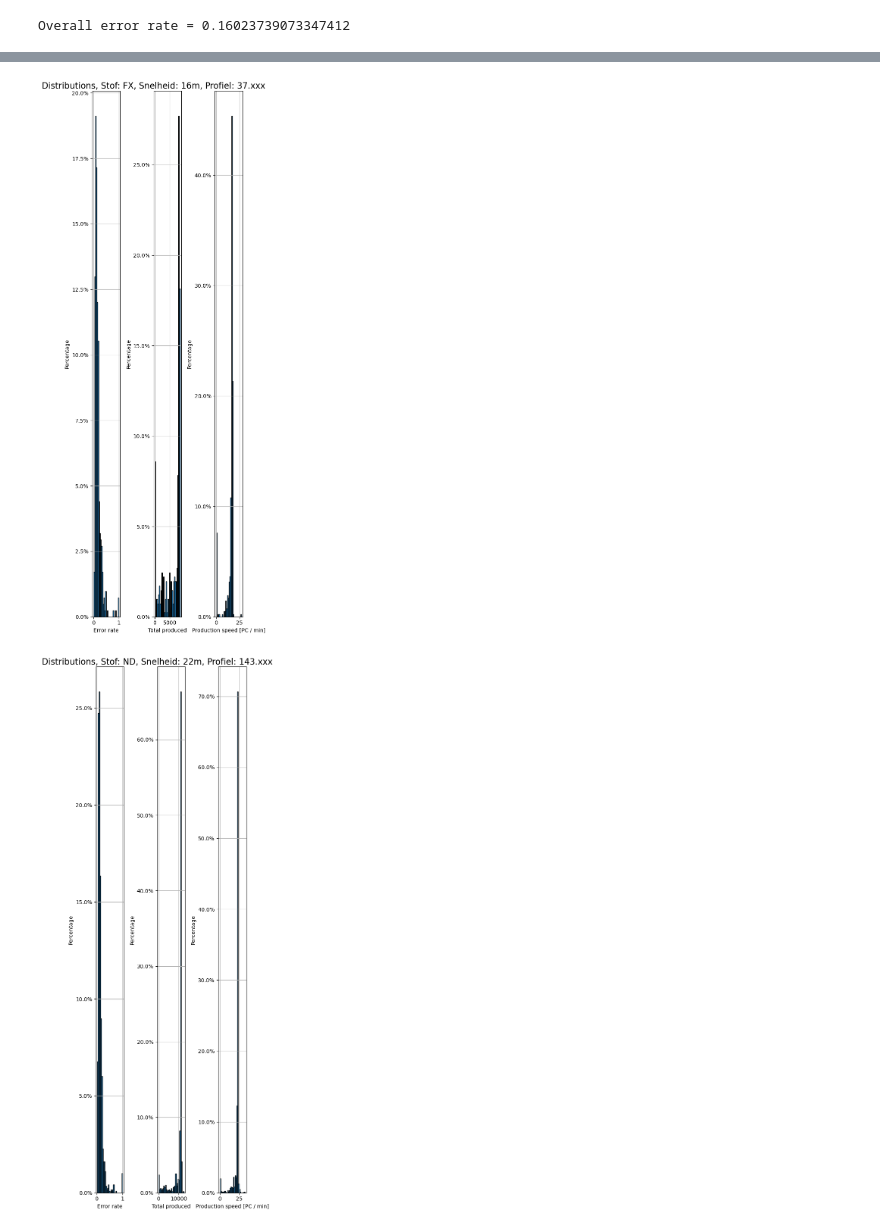
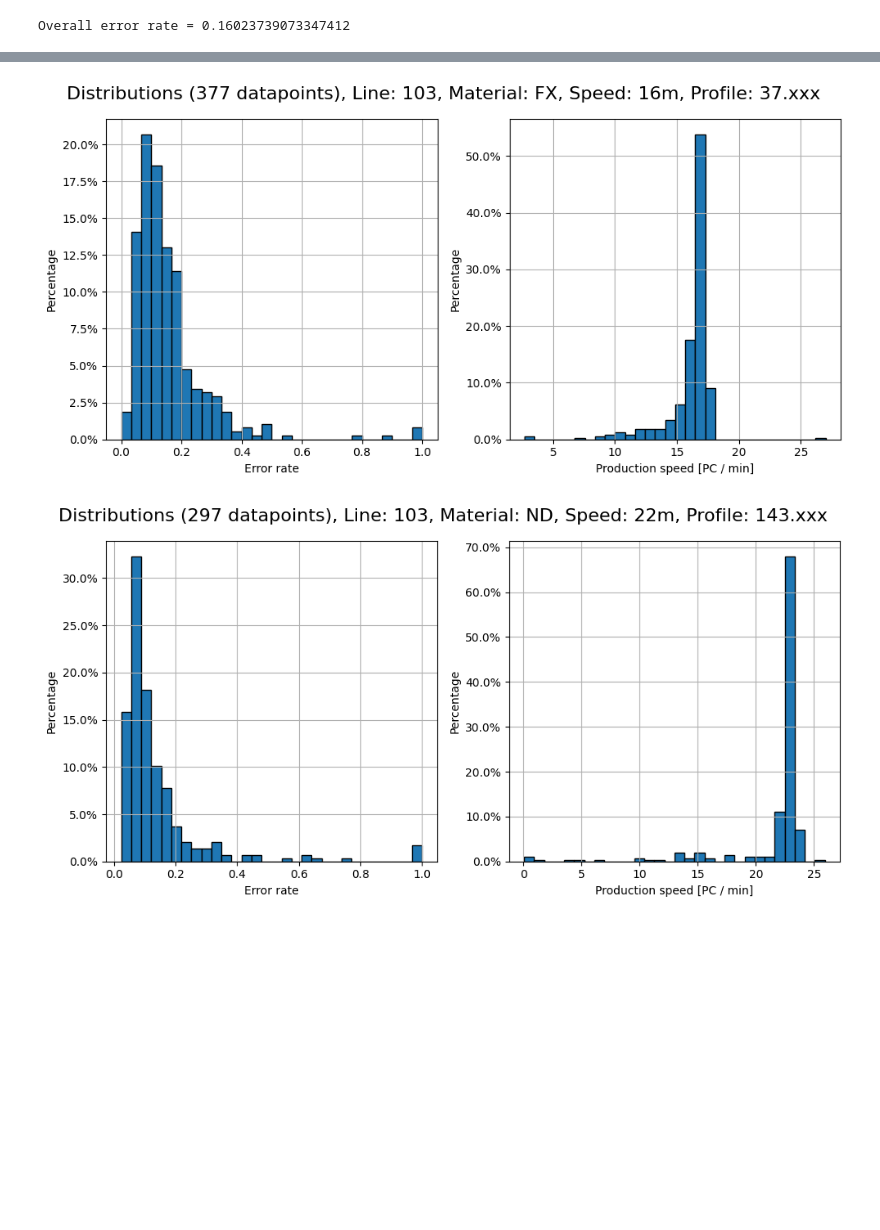
Before and after one commit to ReinoutA/simulation_bosch, a Jupyter notebook: data-analysis/MES_data_extrusion.ipynb, the cells around one changed output, grey strips where cells are left out. Drawn from its saved outputs; the diff is of its cells as text; code cells hidden in the pictures; blank space fills up the shorter version.

Commit message:
added distributions on runtime, error and order size

```diff
--- a/data-analysis/MES_data_extrusion.ipynb
+++ b/data-analysis/MES_data_extrusion.ipynb
@@ -1,8 +1,10 @@
 # %%
 import pandas as pd
 
+filter_fields = ['Line', 'Material', 'Speed', 'Profile']
+
 df = pd.read_csv("MES_data_extrusion.csv")
-df[['Stof', 'Snelheid', 'Profiel']] = df['Stof-Snelheid-Profiel'].str.split('-', expand=True)
+df[['Material', 'Speed', 'Profile']] = df['Stof-Snelheid-Profiel'].str.split('-', expand=True)
 
 df[['start date', 'start time']] = df['from'].str.split(' ', expand=True)
 df[['end date', 'end time']] = df['till'].str.split(' ', expand=True)
@@ -169,3 +171 @@ ND    40m       143.xxx     419
 dtype: int64
-# %%
-filter_fields = ['Stof', 'Snelheid', 'Profiel']
@@ -172,51 +212,71 @@ filter_fields = ['Stof', 'Snelheid', 'Profiel']
 # %%
-import matplotlib.pyplot as plt
-import numpy as np
-from matplotlib.ticker import FuncFormatter
+def construct_name(name, filter_fields):
+    title = ""
+    for i in range(len(filter_fields)):
+        if i == 0:
+            title += f"{name[i]}"
+        else:
+            title += f"_{name[i]}"
+    return title
 
-TRESHOLD = 200
+name_list = [
+    "103_ND_22m_143.xxx",
+    "104_ND_22m_143.xxx",
+    "103_NU_22m_68.xxx",
+    "104_NU_22m_68.xxx",
+    "103_NU_20m_80.xx",
+    # "104_NU_20m_80.xx",
+    "103_FX_16m_37.xxx",
+    "105_ND_35m_79.xxx",
+    "105_ND_35m_143.xxx",
+    "105_ND_40m_143.xxx",
+]
 
-filtered_df = df.groupby(filter_fields).filter(lambda x: len(x) > TRESHOLD)
+df = df[df['total produced'] != 0]
+grouped_df = df.groupby(filter_fields)
+filtered_df = grouped_df.filter(lambda x: construct_name(x.name, filter_fields) in name_list)
 grouped_df = filtered_df.groupby(filter_fields)
 
 def to_percent(y, position):
     return str(y) + '%'
 
 formatter = FuncFormatter(to_percent)
 
-for name, group in grouped_df:
-    fig, axs = plt.subplots(1, 3, figsize=(15, 5))
+for i, (name, group) in enumerate(grouped_df):
+    fig, axs = plt.subplots(1, 2, figsize=(10, 5))
+
+    df[["error rate", "production speed [PC / min]"]].to_csv(f'{name_list[i]}.csv', index=False)
 
     weights_error_rate = np.ones_like(group["error rate"]) / len(group["error rate"]) * 100
     weights_total_produced = np.ones_like(group["total produced"]) / len(group["total produced"]) * 100
     weights_production_speed = np.ones_like(group["production speed [PC / min]"]) / len(group["production speed [PC / min]"]) * 100
 
     axs[0].hist(group["error rate"], bins=30, edgecolor='black', weights=weights_error_rate)
-    axs[1].hist(group["total produced"], bins=30, edgecolor='black', weights=weights_total_produced)
-    axs[2].hist(group["production speed [PC / min]"], bins=30, edgecolor='black', weights=weights_production_speed)
+    # axs[1].hist(group["total produced"], bins=30, edgecolor='black', weights=weights_total_produced)
+    axs[1].hist(group["production speed [PC / min]"], bins=30, edgecolor='black', weights=weights_production_speed)
 
     axs[0].set_xlabel("Error rate")
     axs[0].set_ylabel('Percentage')
     axs[0].yaxis.set_major_formatter(formatter)
     axs[0].grid()
 
-    axs[1].set_xlabel("Total produced")
+    # axs[1].set_xlabel("Total produced")
+    # axs[1].set_ylabel('Percentage')
+    # axs[1].yaxis.set_major_formatter(formatter)
+    # axs[1].grid()
+
+    axs[1].set_xlabel("Production speed [PC / min]")
     axs[1].set_ylabel('Percentage')
     axs[1].yaxis.set_major_formatter(formatter)
     axs[1].grid()
 
-    axs[2].set_xlabel("Production speed [PC / min]")
-    axs[2].set_ylabel('Percentage')
-    axs[2].yaxis.set_major_formatter(formatter)
-    axs[2].grid()
-
-    title = "Distributions"
+    title = f"Distributions ({len(group)} datapoints)"
     for i in range(len(filter_fields)):
         title += f", {filter_fields[i]}: {name[i]}"
     fig.suptitle(title, fontsize=16)
 
     plt.tight_layout()
     plt.show()
 # %% [output]
-[figure, old version]
+[figure, new version]
-[figure, old version]
+[figure, new version]
```
Also changed, not shown: parts of 10 cells of this notebook, 34 other files.
